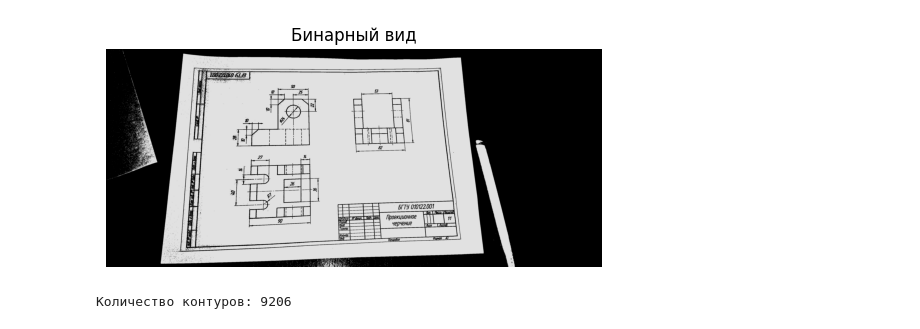
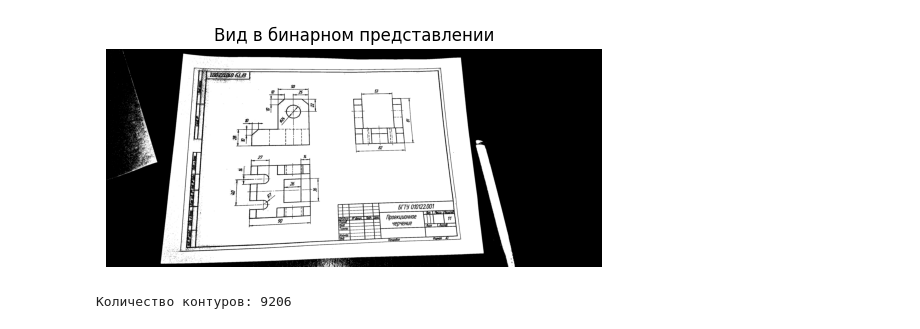
Before and after one commit to krsatyn/drawings_scanner, a Jupyter notebook: notebooks/image_processing.ipynb, the cells around one changed output. Drawn from its saved outputs; the diff is of its cells as text; code cells hidden in the pictures.

```diff
--- a/notebooks/image_processing.ipynb
+++ b/notebooks/image_processing.ipynb
@@ -50,9 +34,9 @@ drawing_photo = drawing_photo_2
 # %%
-gray_drawing_photo = cv2.cvtColor(drawing_photo, cv2.COLOR_BGR2GRAY)
+gray_image = cv2.cvtColor(image, cv2.COLOR_BGR2GRAY) # делаем серым
 
-ret, contrast_drawing_photo = cv2.threshold(gray_drawing_photo, 170, 225, cv2.THRESH_BINARY)
-
-visual(contrast_drawing_photo, 'Бинарный вид')
+ret, contrast_image = cv2.threshold(gray_image, 170, 255, cv2.THRESH_BINARY)
-# %% [output]
-[figure, removed]
+# %%
+visual(contrast_image, 'Вид в бинарном представлении')
+# %% [output]
+[figure, added]
 # %%
```
Also changed, not shown: parts of 24 cells of this notebook, 1 other file.
